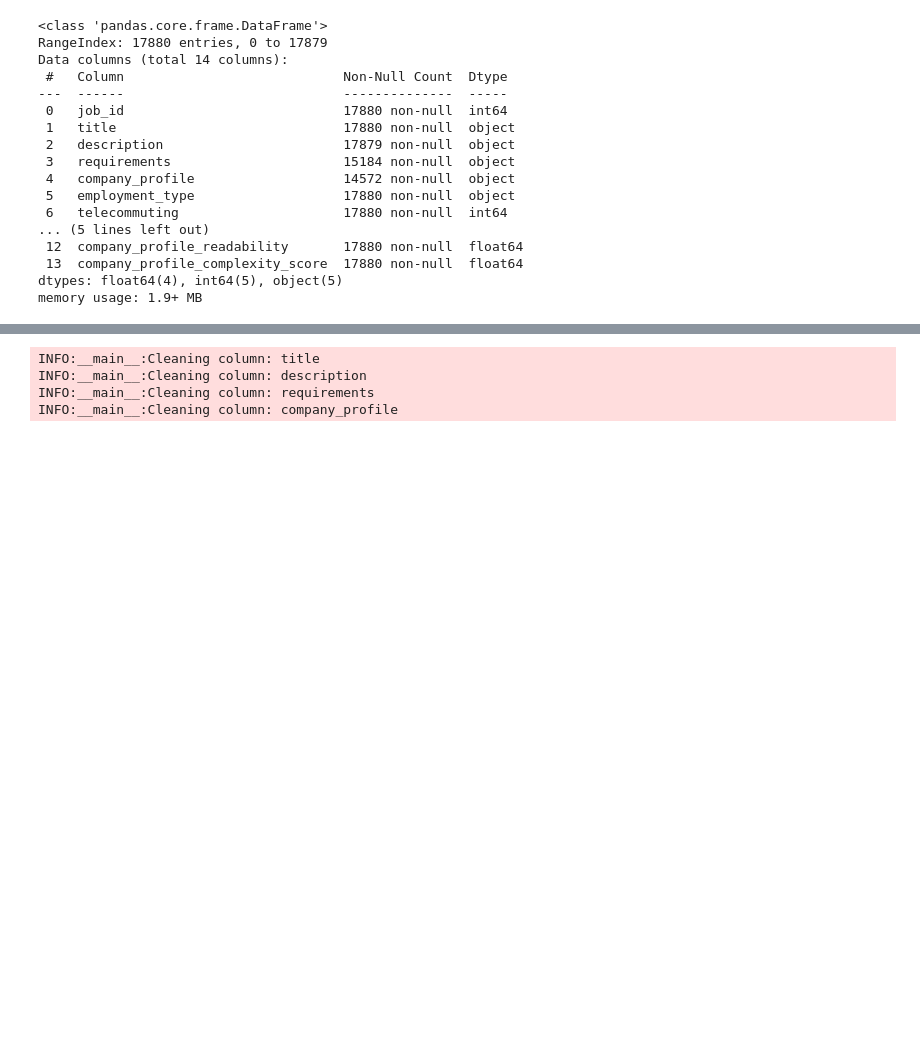
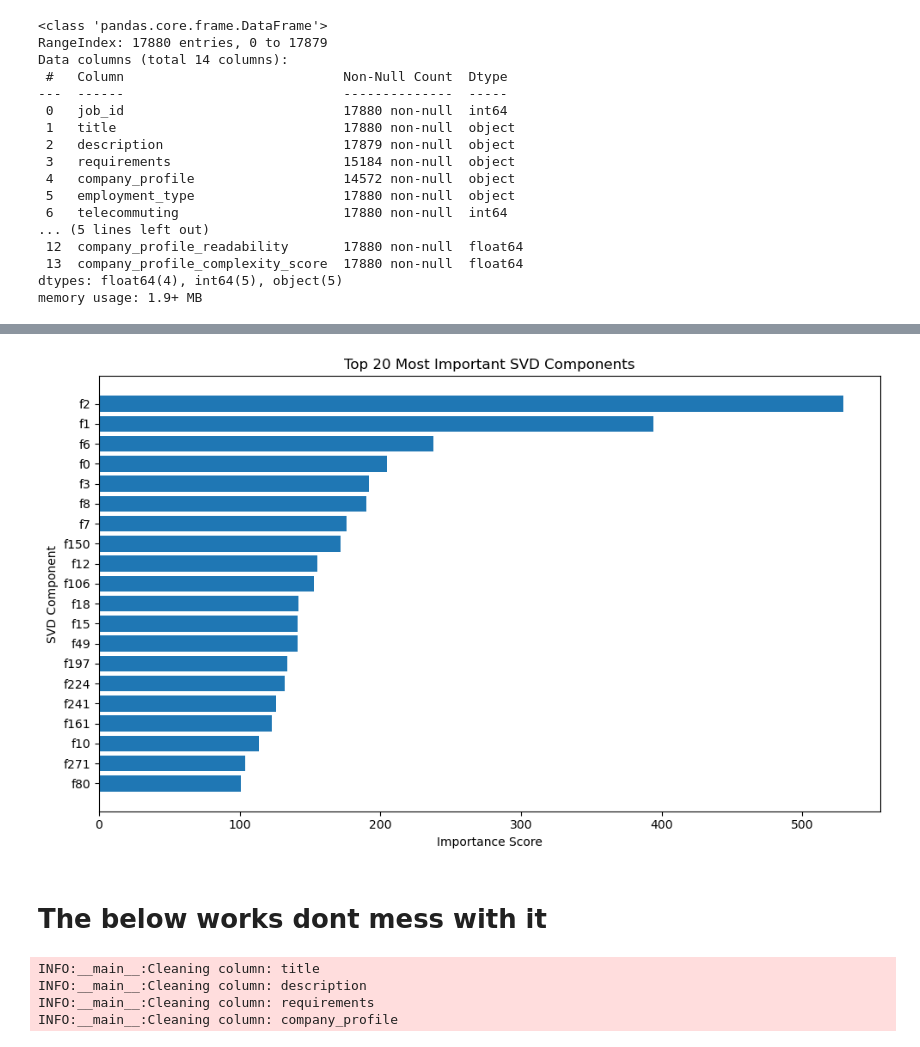
Before and after one commit to jdeleon3/Projects.RealFakeJobPredictor, a Jupyter notebook: ml/EDA/Project Fake Finder - Progress Report 2.ipynb, the cells around one changed output, grey strips where cells are left out. Cells and saved outputs as stored; diff of their text form; code cells hidden in the pictures; blank space fills up the shorter version.

```diff
--- a/ml/EDA/Project Fake Finder - Progress Report 2.ipynb
+++ b/ml/EDA/Project Fake Finder - Progress Report 2.ipynb
@@ -936,0 +996,22 @@ logger = logging.getLogger(__name__)
+# %%
+import xgboost as xgb
+
+dtrain = xgb.DMatrix(X_train_resampled, label=y_train_resampled)
+dtest = xgb.DMatrix(X_test_reduced, label=y_test)
+
+params = {
+    "objective": "binary:logistic",
+    "eval_metric": "auc",
+    "learning_rate": 0.05,
+    "max_depth": 6,
+    "seed": 42
+}
+
+booster = xgb.train(
+    params,
+    dtrain,
+    num_boost_round=500,
+    evals=[(dtest, "validation")],
+    early_stopping_rounds=10,
+    verbose_eval=True
+)
@@ -937,3 +1092,23 @@ logger = logging.getLogger(__name__)
+# %%
+def plot_feature_importance(booster, top_n=20):
+    importance = booster.get_score(importance_type="weight")
+    sorted_features = sorted(importance.items(), key=lambda x: x[1], reverse=True)[:top_n]
+    keys = [k for k, _ in sorted_features]
+    values = [v for _, v in sorted_features]
+
+    plt.figure(figsize=(10, 6))
+    plt.barh(keys[::-1], values[::-1])
+    plt.title(f"Top {top_n} Most Important SVD Components")
+    plt.xlabel("Importance Score")
+    plt.ylabel("SVD Component")
+    plt.tight_layout()
+    plt.show()
+
+plot_feature_importance(booster)
+# %% [output]
+[figure, added]
+# %% [markdown]
+# The below works dont mess with it
 # %%
 
 # Initialize global tools
```
Also changed, not shown: parts of 13 cells of this notebook.
